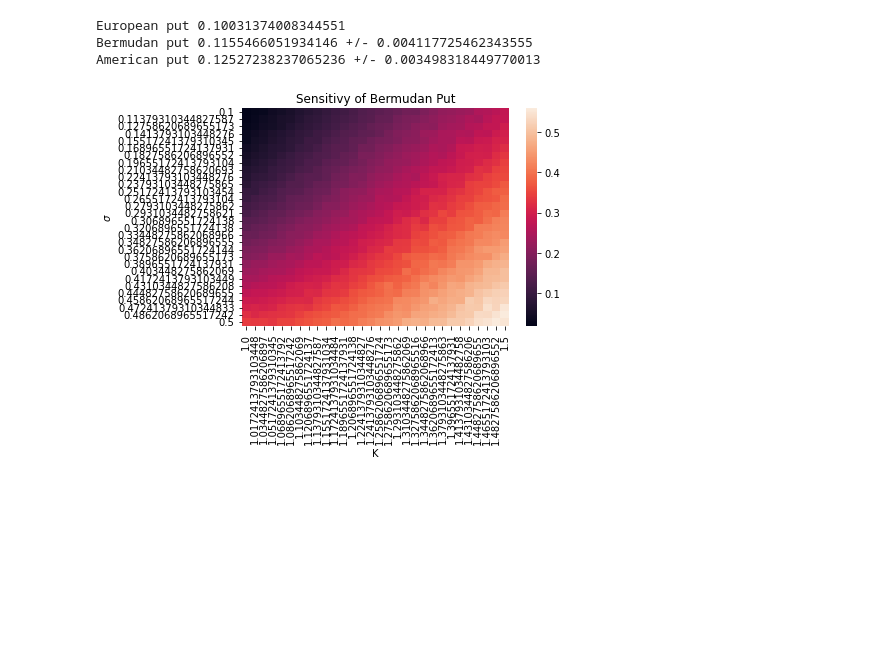
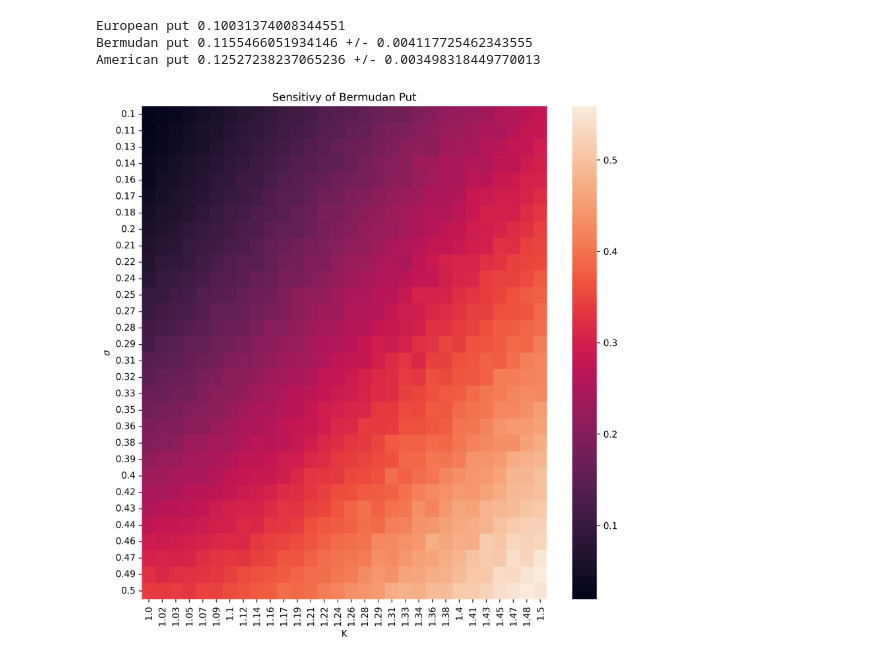
Before and after one commit to SByeUva/advance_computational_finance, a Jupyter notebook: LSM-convergence.ipynb, the cells around one changed output. Drawn from its saved outputs; the diff is of its cells as text; code cells hidden in the pictures; blank space fills up the shorter version.

```diff
--- a/LSM-convergence.ipynb
+++ b/LSM-convergence.ipynb
@@ -265,12 +279,15 @@ for ii in tqdm(range(len(Ks))):
 # %%
 # Save data
 np.save('data/ofat_bermudan.npy', bermudans)
+# %%
+bermudans = np.load('data/ofat_bermudan.npy')
 # %%
-fig, ax = plt.subplots()
-sns.heatmap(bermudans, ax = ax, xticklabels = Ks, yticklabels = sigmas)
+fig, ax = plt.subplots(figsize = (10,10), dpi = 300)
+sns.heatmap(bermudans, ax = ax, xticklabels = np.around(Ks,2), yticklabels = np.around(sigmas,2))
 ax.set_xlabel('K')
 ax.set_ylabel('$\sigma$')
 ax.set_title('Sensitivy of Bermudan Put')
+plt.savefig('figures/Bermudan_sens.jpeg')
 plt.show()
 # %% [output]
-[figure, old version]
+[figure, new version]
```
Also changed, not shown: parts of 6 cells of this notebook, 5 other files.
